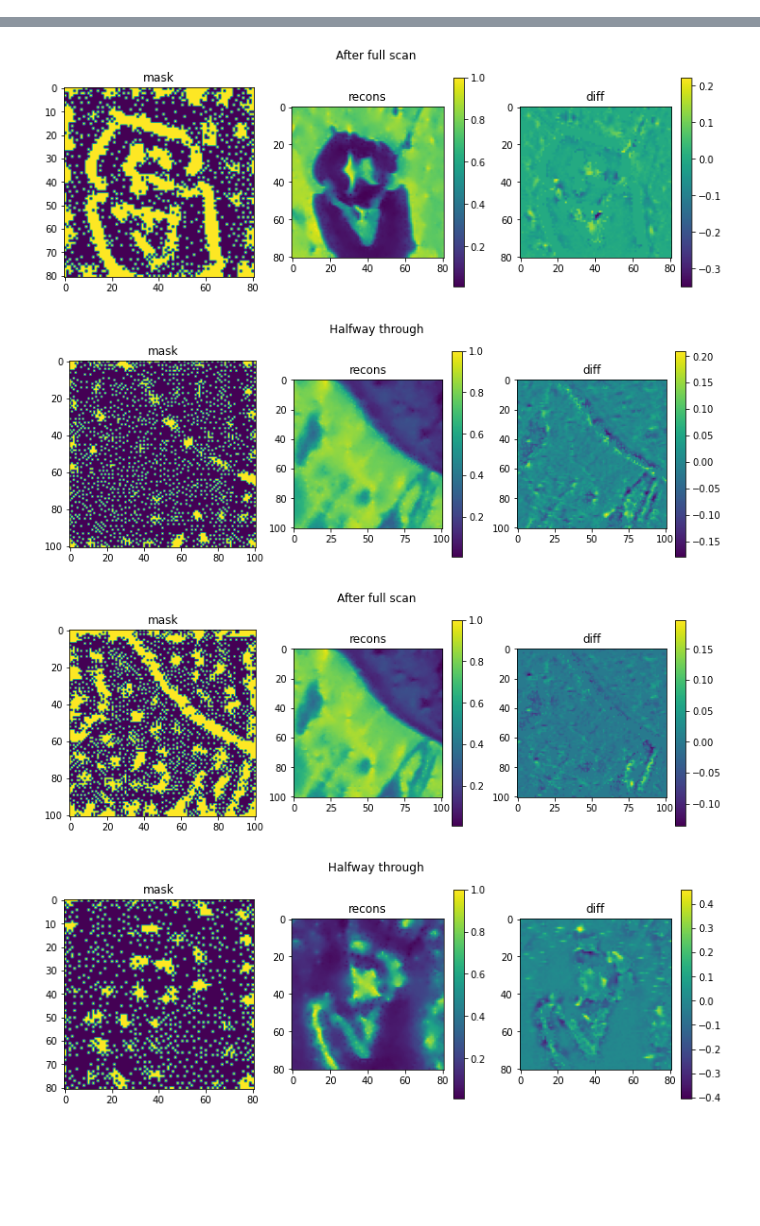
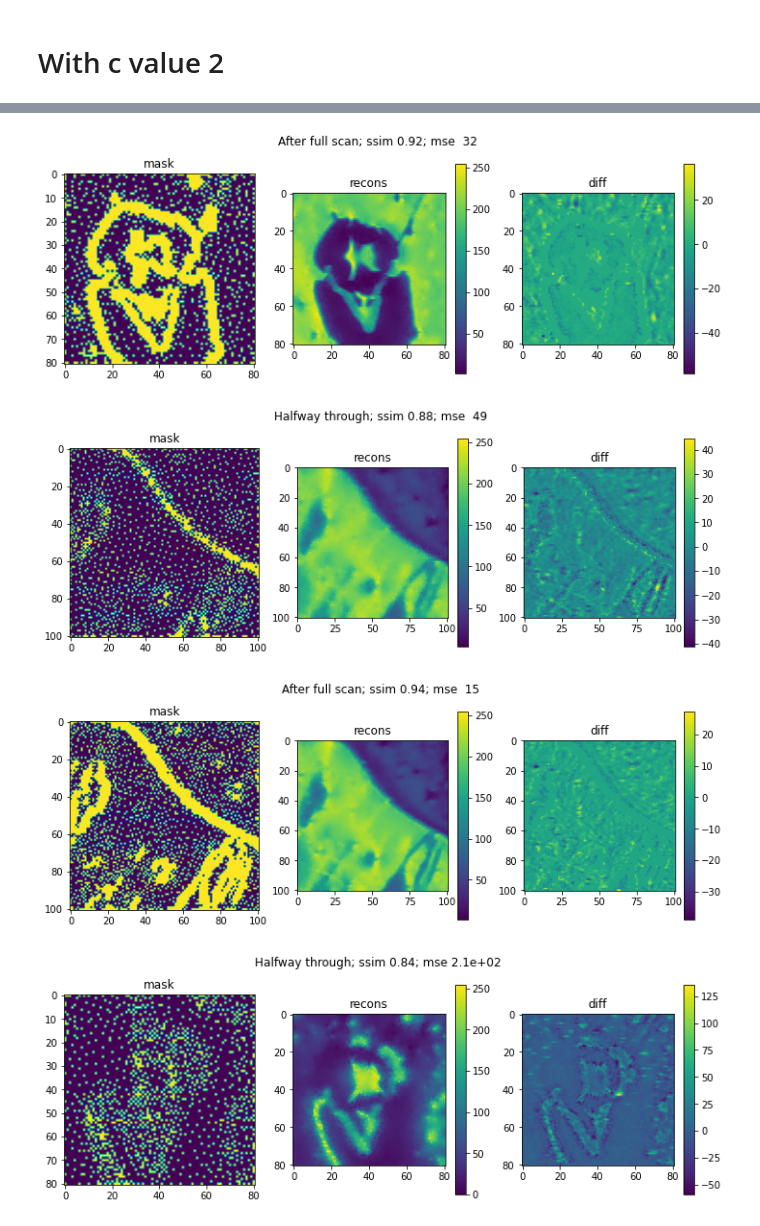
Before and after one commit to saugatkandel/fast_smart_scanning, a Jupyter notebook: work_directory/test_93_to_flakes.ipynb, the cells around one changed output, grey strips where cells are left out. Drawn from its saved outputs; the diff is of its cells as text; code cells hidden in the pictures; blank space fills up the shorter version.

```diff
--- a/work_directory/test_93_to_flakes.ipynb
+++ b/work_directory/test_93_to_flakes.ipynb
@@ -15,8 +16,10 @@ from sladsnet.input_params import ERDInputParams, GeneralInputParams, SamplePara
 base_path = Path.cwd().parent
 # %%
 train_path = base_path / 'ResultsAndData/TrainingData/93/'
+# %% [markdown]
+# With c value 2
 # %%
-c_value = 4
+c_value = 2
 # %%
 params_erd = ERDInputParams(c_value=c_value)
 params_gen = GeneralInputParams()
@@ -30,7 +33,6 @@ for img_num in [84, 91, 93, 95, 199]:
     measurement_interface = TransmissionSimulationMeasurementInterface(image_path=tif_path)
     results = Result()
     sample_params = SampleParams(image_shape=measurement_interface.image.shape,
-                                 batch_size=1,
                                  stop_ratio=0.4)
     sample = Sample(sample_params=sample_params,
                     general_params=params_gen,
@@ -57,7 +59,10 @@ for img_num in [84, 91, 93, 95, 199]:
     plt.imshow(measurement_interface.image - results.outputs.recons[num_results // 2])
     plt.colorbar()
     plt.title('diff')
-    plt.suptitle('Halfway through')
+    ssim = structural_similarity(results.outputs.recons[num_results // 2], measurement_interface.image,
+                             data_range=255)
+    mse = mean_squared_error(results.outputs.recons[num_results // 2], measurement_interface.image)
+    plt.suptitle(f'Halfway through; ssim {ssim:3.2g}; mse {mse:3.2g}')
     plt.show()
 
     fig, axs = plt.subplots(1, 3, figsize=[12, 4])
@@ -72,6 +77,9 @@ for img_num in [84, 91, 93, 95, 199]:
     plt.imshow(measurement_interface.image - results.outputs.recons[-1])
     plt.colorbar()
     plt.title('diff')
-    plt.suptitle('After full scan')
+    ssim = structural_similarity(results.outputs.recons[-1], measurement_interface.image,
+                             data_range=255)
+    mse = mean_squared_error(results.outputs.recons[-1], measurement_interface.image)
+    plt.suptitle(f'After full scan; ssim {ssim:3.2g}; mse {mse:3.2g}')
     plt.show()
 # %% [output]
@@ -81,4 +89,4 @@ for img_num in [84, 91, 93, 95, 199]:
-[figure, old version]
+[figure, new version]
-[figure, old version]
+[figure, new version]
-[figure, old version]
+[figure, new version]
-[figure, old version]
+[figure, new version]
```
Also changed, not shown: parts of 7 cells of this notebook, 31 other files.
